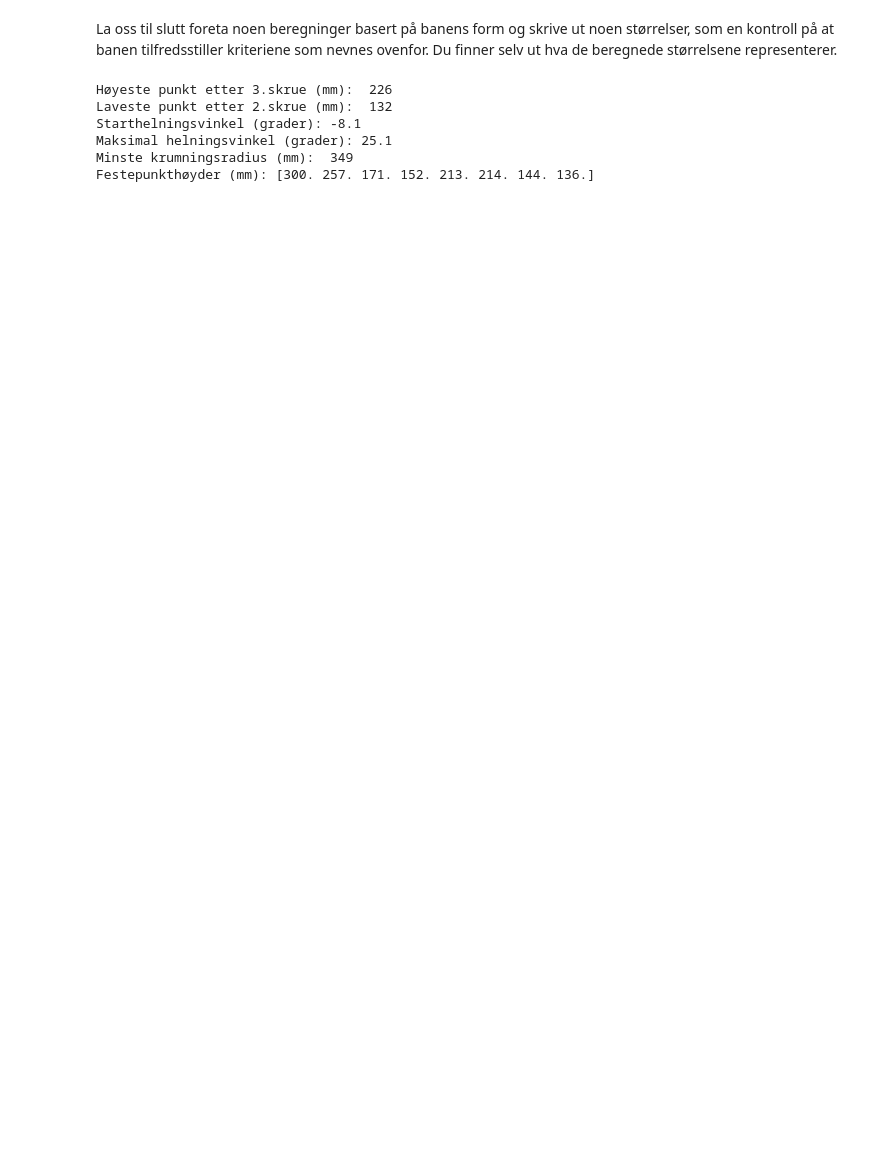
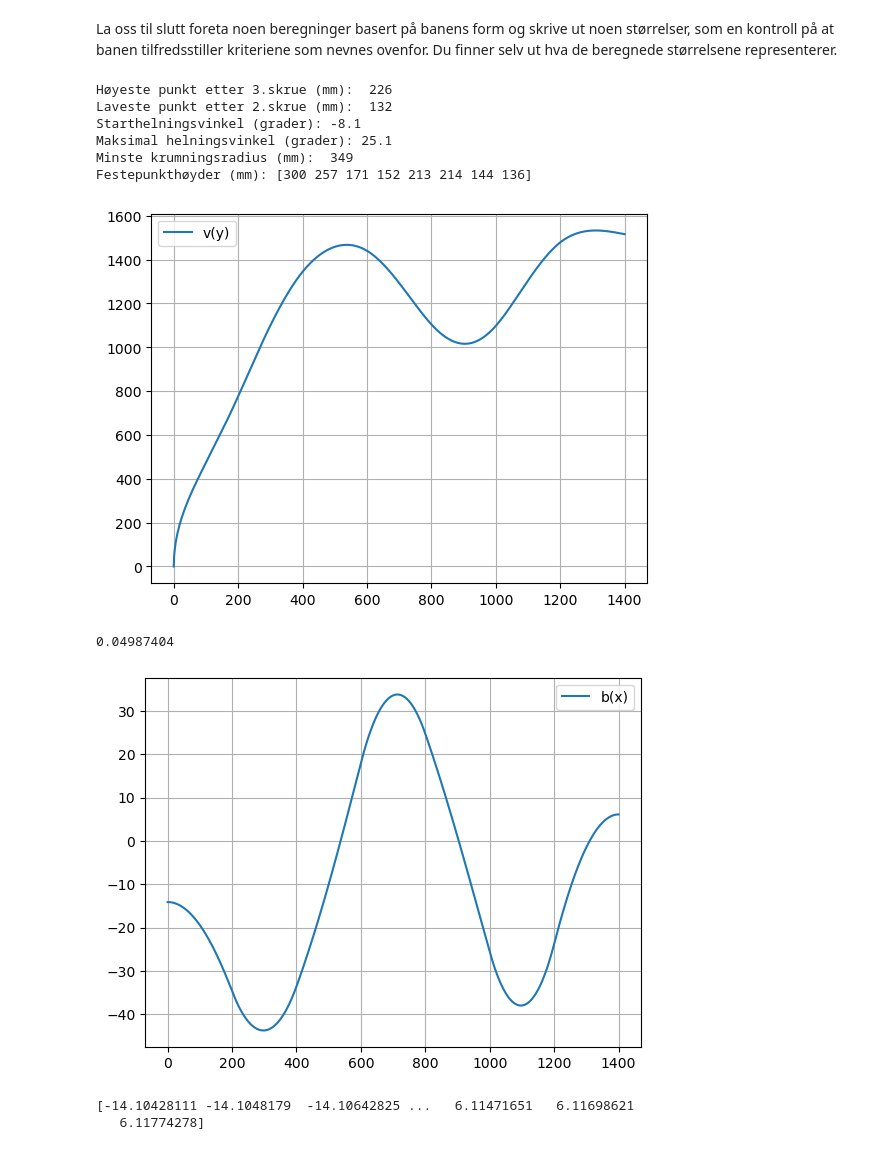
Before and after one commit to noahmeland/TFY4107-209-2, a Jupyter notebook: baneform_H23.ipynb, the cells around one changed output. Cells and saved outputs as stored; diff of their text form; code cells hidden in the pictures; blank space fills up the shorter version.

```diff
--- a/baneform_H23.ipynb
+++ b/baneform_H23.ipynb
@@ -56,3 +45,6 @@ yfast[7] = yfast[6] + np.random.randint(-40,40)
+# %%
+#Skruehøyder:
+yfast = np.array([300, 257, 171, 152, 213, 214, 144, 136])
 # %%
 def save_heights():
     f = open('HeightLog.txt', 'w')
@@ -118,6 +112,7 @@ betadeg = beta*180/np.pi
 startvinkel = betadeg[0]
 maksvinkel = np.max(np.abs(betadeg))
 
+
 print('Høyeste punkt etter 3.skrue (mm): %4.0f' %y37max)
 print('Laveste punkt etter 2.skrue (mm): %4.0f' %y27min)
 print('Starthelningsvinkel (grader): %4.1f' %startvinkel)
@@ -130,4 +125,30 @@ Laveste punkt etter 2.skrue (mm):  132
 Starthelningsvinkel (grader): -8.1
 Maksimal helningsvinkel (grader): 25.1
 Minste krumningsradius (mm):  349
-Festepunkthøyder (mm): [300. 257. 171. 152. 213. 214. 144. 136.]
+Festepunkthøyder (mm): [300 257 171 152 213 214 144 136]
+# %%
+c = 2/5
+g = 9810
+y0 = 300
+vy = np.sqrt((2*g*(y0 - y))/(1+c))
+plt.plot(x,vy, label = "v(y)")
+plt.grid()
+plt.legend()
+plt.show()
+sluttfart = vy[-1]
+sluttfart = sluttfart * 10**(-3)
+Kinetisk_verdi = ((1+c)/2)*0.031*(sluttfart)**2
+print(Kinetisk_verdi)
+
+bx = np.arctan(dy)*100
+plt.plot(x,bx, label = "b(x)")
+plt.grid()
+plt.legend()
+plt.show()
+print(bx)
+# %% [output]
+[figure, added]
+0.04987404
+[figure, added]
+[-14.10428111 -14.1048179  -14.10642825 ...   6.11471651   6.11698621
+   6.11774278]
```
Also changed, not shown: parts of 3 cells of this notebook.
